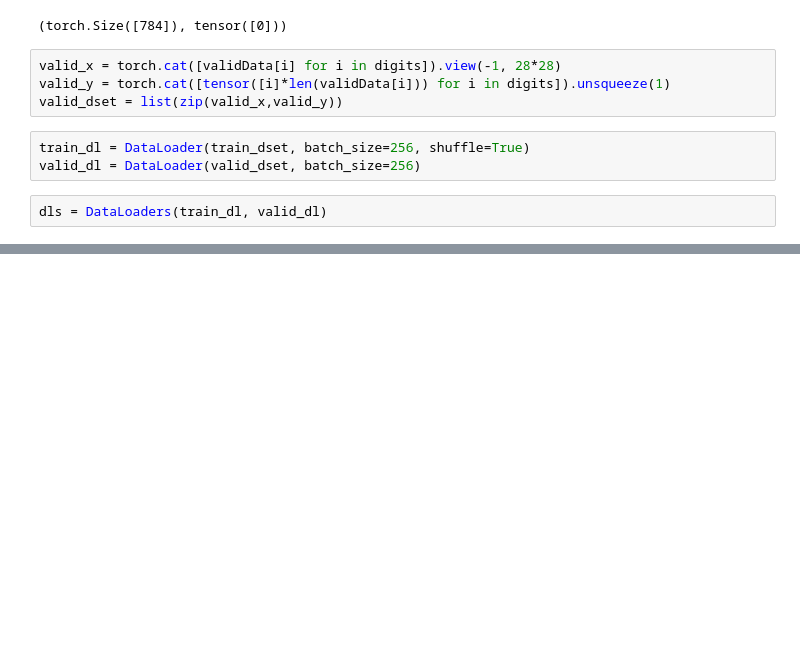
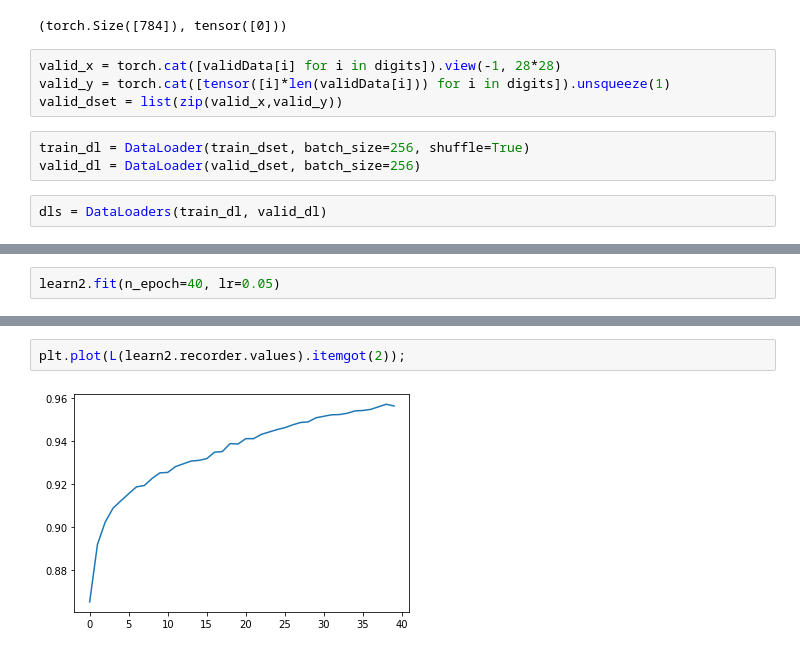
Before and after one commit to dipasreepoddar/fastbook, a Jupyter notebook: exercises/full_mnist_further_research.ipynb, the cells around one changed output, grey strips where cells are left out. Cells and saved outputs as stored; diff of their text form; blank space fills up the shorter version.

```diff
--- a/exercises/full_mnist_further_research.ipynb
+++ b/exercises/full_mnist_further_research.ipynb
@@ -189,0 +258,2 @@ dls = DataLoaders(train_dl, valid_dl)
+# %%
+learn2.fit(n_epoch=40, lr=0.05)
@@ -189,0 +278,4 @@ dls = DataLoaders(train_dl, valid_dl)
+# %%
+plt.plot(L(learn2.recorder.values).itemgot(2));
+# %% [output]
+[figure, added]
```
Also changed, not shown: parts of 15 cells of this notebook.
